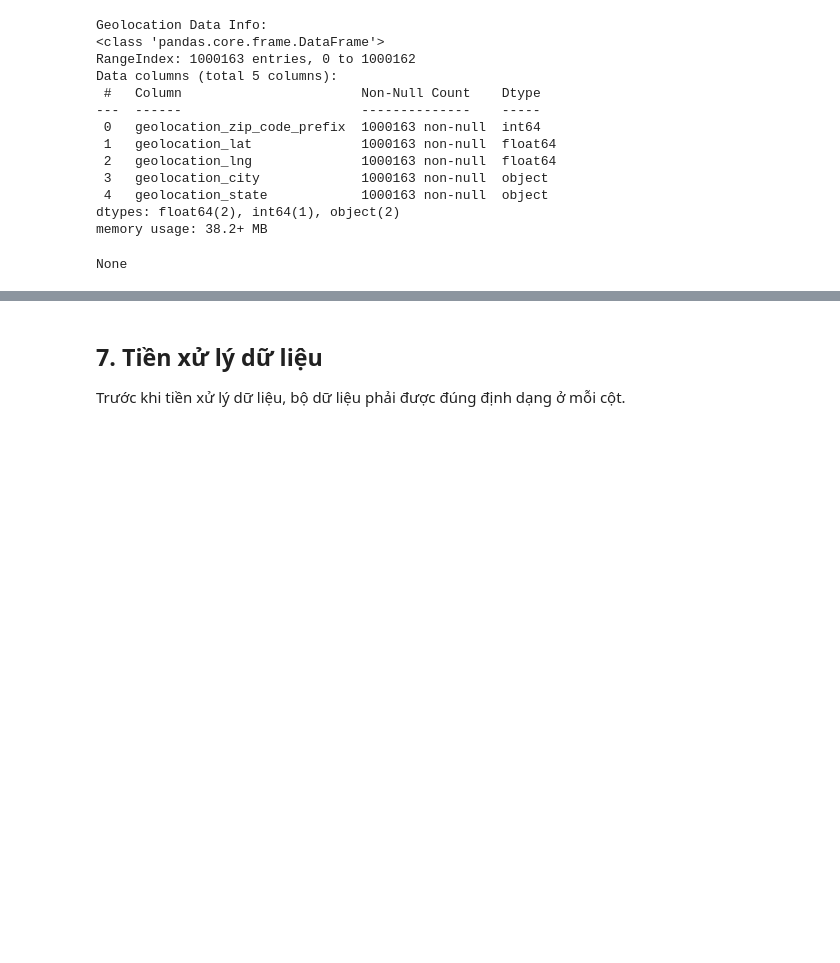
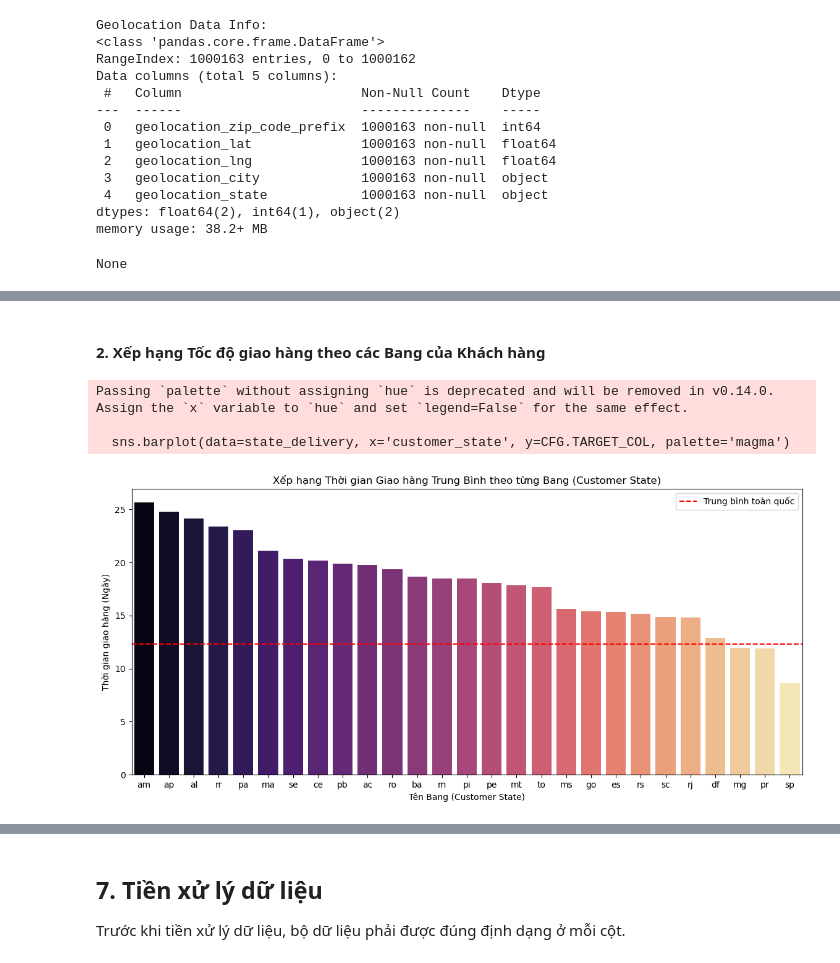
Before and after one commit to conluoi123/Machine-Learning---Project-1-, a Jupyter notebook: code/Part1_Regression/notebook.ipynb, the cells around one changed output, grey strips where cells are left out. Cells and saved outputs as stored; diff of their text form; code cells hidden in the pictures; blank space fills up the shorter version.

```diff
--- a/code/Part1_Regression/notebook.ipynb
+++ b/code/Part1_Regression/notebook.ipynb
@@ -693,0 +592,22 @@ plt.show()
+# %% [markdown]
+#### 2. Xếp hạng Tốc độ giao hàng theo các Bang của Khách hàng
+# %%
+plt.figure(figsize=(14, 6))
+
+# Gom nhóm tính thời gian trung bình
+state_delivery = df_cleaned.groupby('customer_state')[CFG.TARGET_COL].mean().sort_values(ascending=False).reset_index()
+
+# Đổ màu Barplot
+sns.barplot(data=state_delivery, x='customer_state', y=CFG.TARGET_COL, palette='magma')
+plt.axhline(df_cleaned[CFG.TARGET_COL].mean(), color='r', linestyle='--', label='Trung bình toàn quốc')
+
+plt.title("Xếp hạng Thời gian Giao hàng Trung Bình theo từng Bang (Customer State)")
+plt.xlabel("Tên Bang (Customer State)")
+plt.ylabel("Thời gian giao hàng (Ngày)")
+plt.legend()
+plt.show()
+# %% [output]
+Passing `palette` without assigning `hue` is deprecated and will be removed in v0.14.0. Assign the `x` variable to `hue` and set `legend=False` for the same effect.
+
+  sns.barplot(data=state_delivery, x='customer_state', y=CFG.TARGET_COL, palette='magma')
+[figure, added]
```
Also changed, not shown: parts of 107 cells of this notebook, 10 other files.
